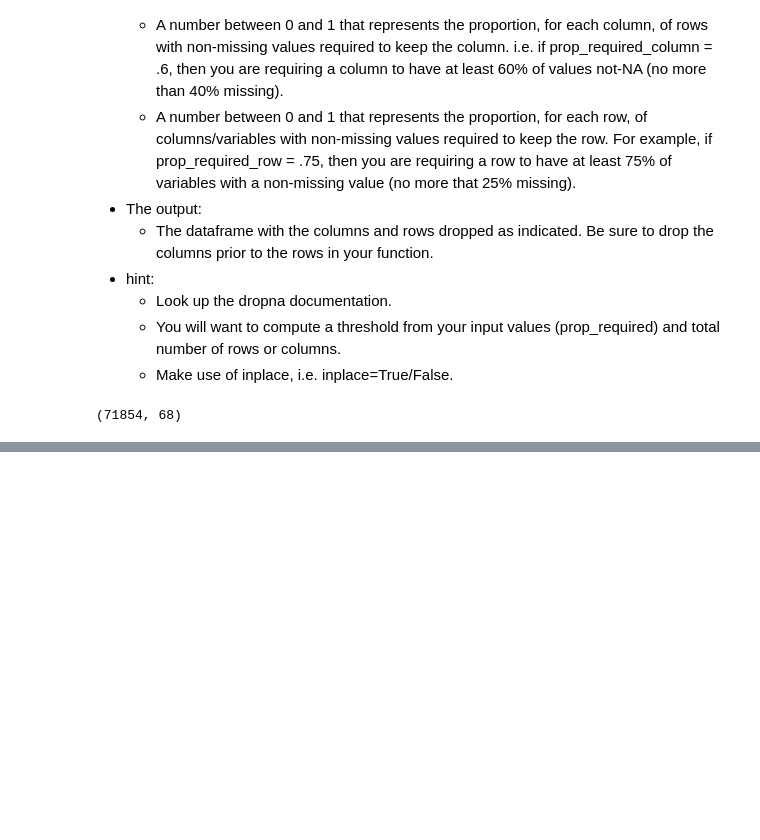
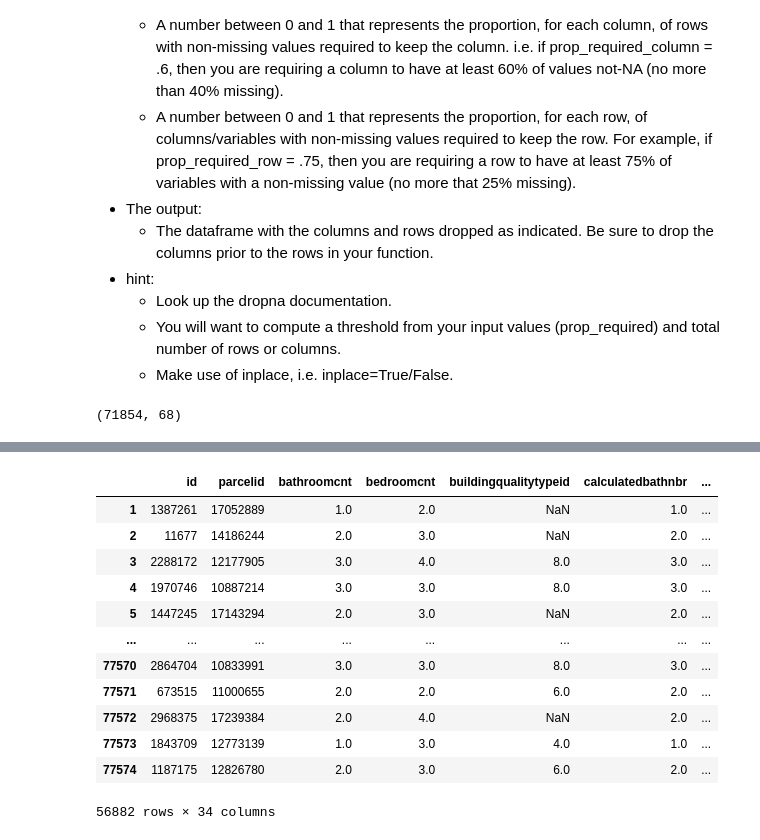
Before and after one commit to parkervoit/clustering-exercises, a Jupyter notebook: zillow_wrangle.ipynb, the cells around one changed output, grey strips where cells are left out. Saved outputs shown, nothing was run; the diff lists cells and outputs as text; code cells hidden in the pictures; blank space fills up the shorter version.

```diff
--- a/zillow_wrangle.ipynb
+++ b/zillow_wrangle.ipynb
@@ -33,8 +33,33 @@ def acquire_zillow(db_name = 'zillow', username = env.username, password = env.p
     if os.path.isfile(filename):
         zillow_df = pd.read_csv(filename, index_col=0)
         return zillow_df
-    a
-        return zillow_df
+    else:
+        zillow_df = pd.read_sql('''SELECT prop.*,
+                        pred.logerror,
+                        pred.transactiondate,
+                        air.airconditioningdesc,
+                        archstyle.architecturalstyledesc,
+                        building.buildingclassdesc,
+                        heat.heatingorsystemdesc,
+                        landuse.propertylandusedesc,
+                        story.storydesc,
+                        construction.typeconstructiondesc
+                    FROM   properties_2017 AS prop
+                    INNER JOIN (SELECT parcelid,
+                                  logerror,
+                                  Max(transactiondate) AS transactiondate
+                                FROM   predictions_2017
+                                GROUP  BY parcelid, logerror) pred USING (parcelid)
+                    LEFT JOIN airconditioningtype AS air USING (airconditioningtypeid)
+                    LEFT JOIN architecturalstyletype AS archstyle USING (architecturalstyletypeid)
+                    LEFT JOIN buildingclasstype AS building USING (buildingclasstypeid)
+                    LEFT JOIN heatingorsystemtype AS heat USING (heatingorsystemtypeid)
+                    LEFT JOIN propertylandusetype AS landuse USING (propertylandusetypeid)
+                    LEFT JOIN storytype AS story USING (storytypeid)
+                    LEFT JOIN typeconstructiontype AS construction USING (typeconstructiontypeid)
+                    WHERE  prop.latitude IS NOT NULL
+                    AND prop.longitude IS NOT NULL''', get_connection('zillow'))
+        zillow_df.to_csv('zillow.csv')
 # %%
 zillow_df = acquire_zillow()
 zillow_df.shape
@@ -247,4 +272,4 @@ zillow_df.shape
 (71854, 68)
 # %%
 prop_req_col = .75
-prop_req_row = .75
+prop_req_row = .5
@@ -257,9 +276,6 @@ prop_req_row = .75
 # %%
-threshold = int(prop_req_col * len(zillow_df.index)) # Require that many non-NA values.
-zillow_df.dropna(axis = 1, thresh = threshold, inplace = True)
-
-    #drop rows with nulls
-threshold = int(prop_req_row * len(zillow_df.columns)) # Require that many non-NA values.
+threshold = int(prop_req_col * len(zillow_df.index))
+threshold = int(prop_req_row * len(zillow_df.columns))
 zillow_df.dropna(axis = 0, thresh = threshold, inplace = True)
 # %%
 zillow_df.shape
@@ -290,0 +291,16 @@ drop_val(zillow_df)
+# %%
+drop_nulls(zillow_df, prop_req_col = .75)
+# %% [output]
+|  | id | parcelid | bathroomcnt | bedroomcnt | buildingqualitytypeid | calculatedbathnbr | ... |
+| 1 | 1387261 | 17052889 | 1.0 | 2.0 | NaN | 1.0 | ... |
+| 2 | 11677 | 14186244 | 2.0 | 3.0 | NaN | 2.0 | ... |
+| 3 | 2288172 | 12177905 | 3.0 | 4.0 | 8.0 | 3.0 | ... |
+| 4 | 1970746 | 10887214 | 3.0 | 3.0 | 8.0 | 3.0 | ... |
+| 5 | 1447245 | 17143294 | 2.0 | 3.0 | NaN | 2.0 | ... |
+| ... | ... | ... | ... | ... | ... | ... | ... |
+| 77570 | 2864704 | 10833991 | 3.0 | 3.0 | 8.0 | 3.0 | ... |
+| 77571 | 673515 | 11000655 | 2.0 | 2.0 | 6.0 | 2.0 | ... |
+| 77572 | 2968375 | 17239384 | 2.0 | 4.0 | NaN | 2.0 | ... |
+| 77573 | 1843709 | 12773139 | 1.0 | 3.0 | 4.0 | 1.0 | ... |
+| 77574 | 1187175 | 12826780 | 2.0 | 3.0 | 6.0 | 2.0 | ... |
+56882 rows × 34 columns
```
Also changed, not shown: parts of 10 cells of this notebook, 2 other files.
